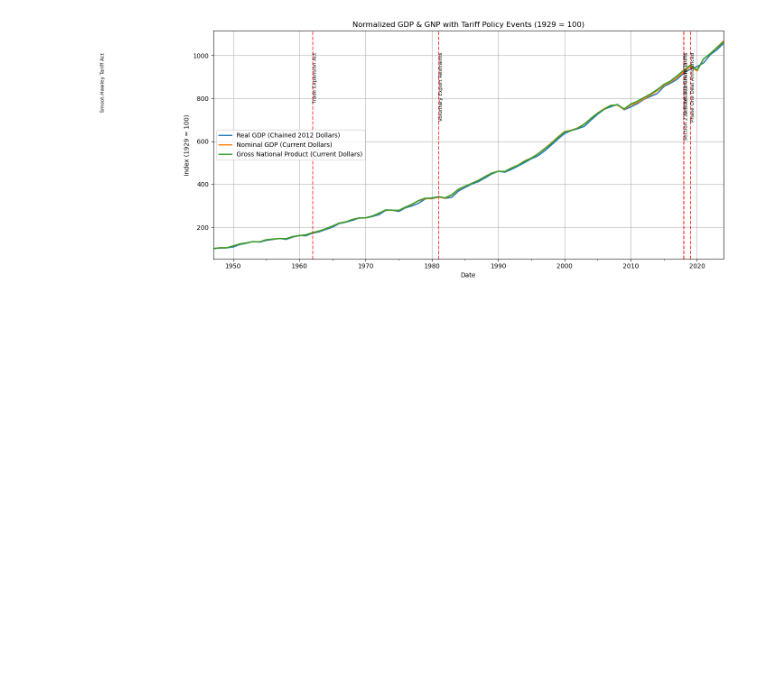
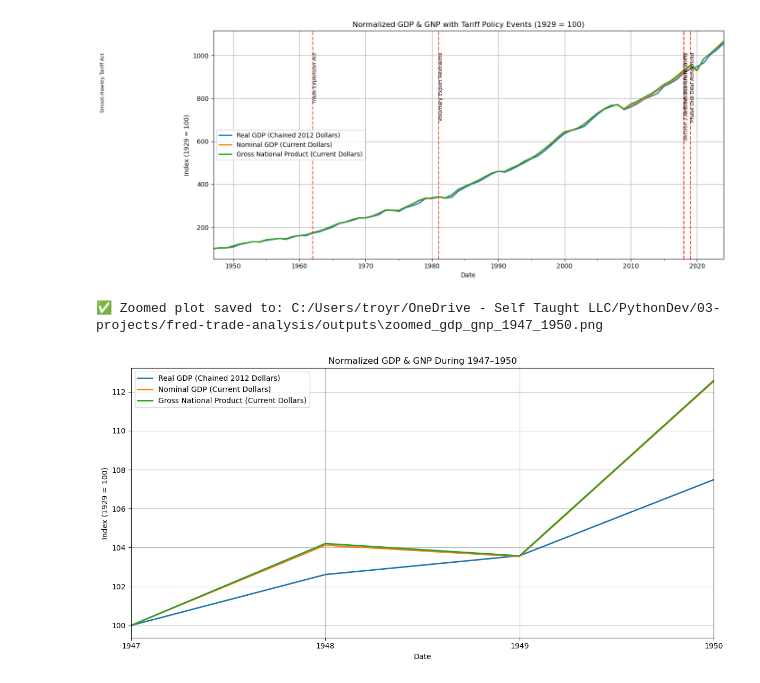
Before and after one commit to Huitzilopochtli45/fred-trade-analysis, a Jupyter notebook: notebooks/normalized_gdp_analysis.ipynb, the cells around one changed output. Cells and saved outputs as stored; diff of their text form; code cells hidden in the pictures; blank space fills up the shorter version.

```diff
--- a/notebooks/normalized_gdp_analysis.ipynb
+++ b/notebooks/normalized_gdp_analysis.ipynb
@@ -62,3 +62,42 @@ plt.show()
 # %% [output]
 ✅ Plot saved to: C:/Users/troyr/OneDrive - Self Taught LLC/PythonDev/03-projects/fred-trade-analysis/outputs\normalized_gdp_gnp_with_events.png
 [figure]
+# %%
+# === Set zoom window (1929–1950) ===
+start_date = "1947-01-01"
+end_date = "1950-01-01"
+
+# === Subset data
+df_zoom = df_norm.loc[start_date:end_date]
+
+# === Plot zoomed window
+plt.figure(figsize=(12, 6))
+df_zoom.plot(ax=plt.gca(), linewidth=2)
+
+# Add only relevant events in this window
+events_zoom = events_df[(events_df["Date"] >= start_date) & (events_df["Date"] <= end_date)]
+
+for _, row in events_zoom.iterrows():
+    plt.axvline(x=row["Date"], color="red", linestyle="--", alpha=0.7)
+    plt.text(row["Date"], df_zoom.max().max() * 0.95, row["Event_Name"],
+             rotation=90, verticalalignment='top', fontsize=8)
+
+plt.title(f"Normalized GDP & GNP During {start_date[:4]}–{end_date[:4]}")
+plt.xlabel("Date")
+plt.ylabel("Index (1929 = 100)")
+plt.grid(True)
+plt.legend()
+plt.tight_layout()
+
+# Save zoomed plot
+output_path = os.path.join(
+    "C:/Users/troyr/OneDrive - Self Taught LLC/PythonDev/03-projects/fred-trade-analysis/outputs",
+    f"zoomed_gdp_gnp_{start_date[:4]}_{end_date[:4]}.png"
+)
+plt.savefig(output_path)
+print(f"✅ Zoomed plot saved to: {output_path}")
+
+plt.show()
+# %% [output]
+✅ Zoomed plot saved to: C:/Users/troyr/OneDrive - Self Taught LLC/PythonDev/03-projects/fred-trade-analysis/outputs\zoomed_gdp_gnp_1947_1950.png
+[figure, added]
```
Also changed, not shown: 4 other files.
